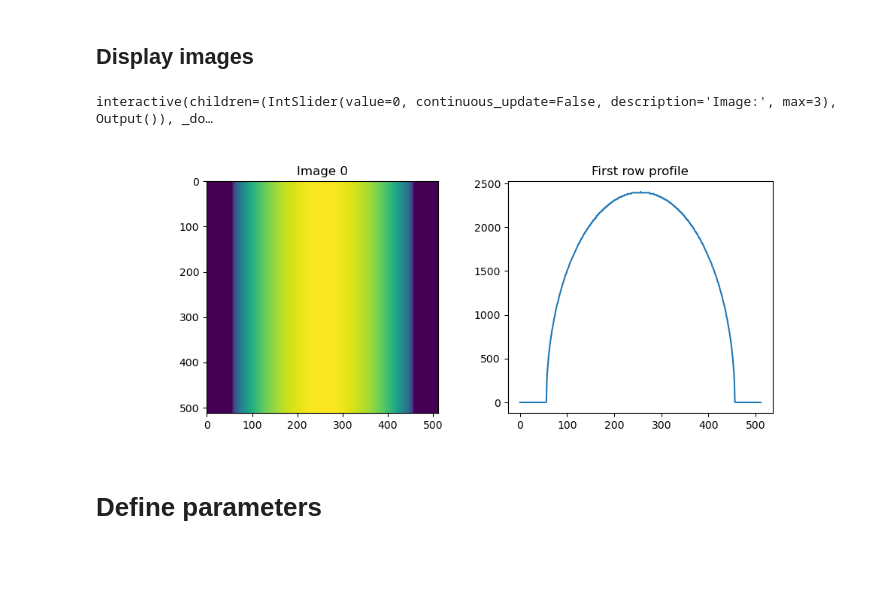
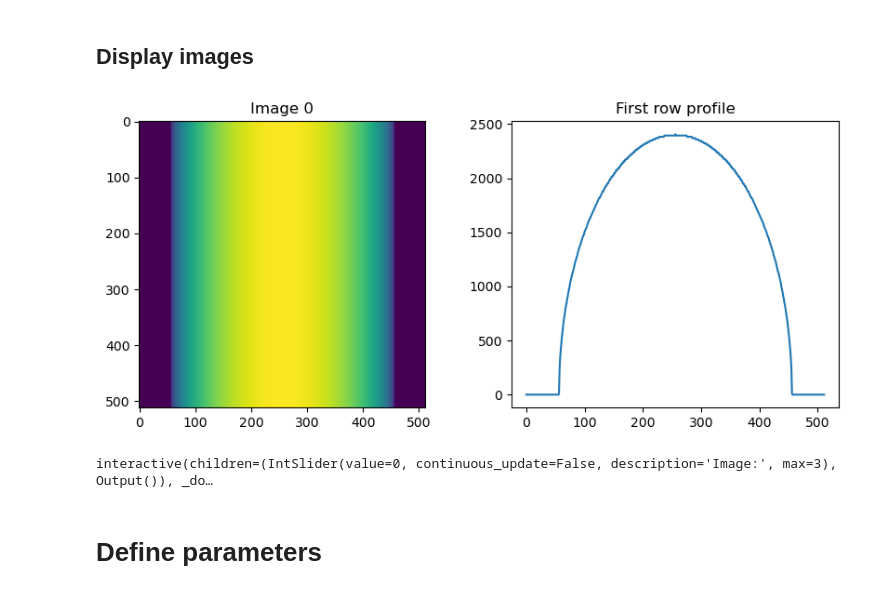
Before and after one commit to ornlneutronimaging/CylindricalGeometryCorrection, a Jupyter notebook: notebooks/tutorial01_homogeneous_apply.ipynb, the cells around one changed output. Drawn from its saved outputs; the diff is of its cells as text; code cells hidden in the pictures; blank space fills up the shorter version.

```diff
--- a/notebooks/tutorial01_homogeneous_apply.ipynb
+++ b/notebooks/tutorial01_homogeneous_apply.ipynb
@@ -22,32 +22,30 @@ o_cgc.load_files(notebook=True)
 # %%
 list_images = o_cgc.list_data
 
-fig1, (ax1, ax2) = plt.subplots(1, 2, figsize=(10, 4))
-
 def plot(index):
-    ax1.clear()
+    fig1, (ax1, ax2) = plt.subplots(1, 2, figsize=(10, 4))
     ax1.imshow(list_images[index])
     ax1.set_title(f'Image {index}')
-
-    ax2.clear()
     ax2.plot(list_images[index][0,:])
     ax2.set_title('First row profile')
+    plt.show()
 
-    fig1.canvas.draw()
-
+# static view of the first image so the notebook renders on GitHub;
+# the slider below browses the whole stack in a live session
+plot(0)
 _ = interact(
     plot,
     index = widgets.IntSlider(
         value=0,
         min=0,
         max=len(list_images)-1,
         continuous_update=False,
         description='Image:'
     )
 )
 # %% [output]
+[figure, new version]
 interactive(children=(IntSlider(value=0, continuous_update=False, description='Image:', max=3), Output()), _do…
-[figure, old version]
 # %% [markdown]
 # Define parameters
 # %%
```
Also changed, not shown: parts of 2 cells of this notebook, 3 other files.
